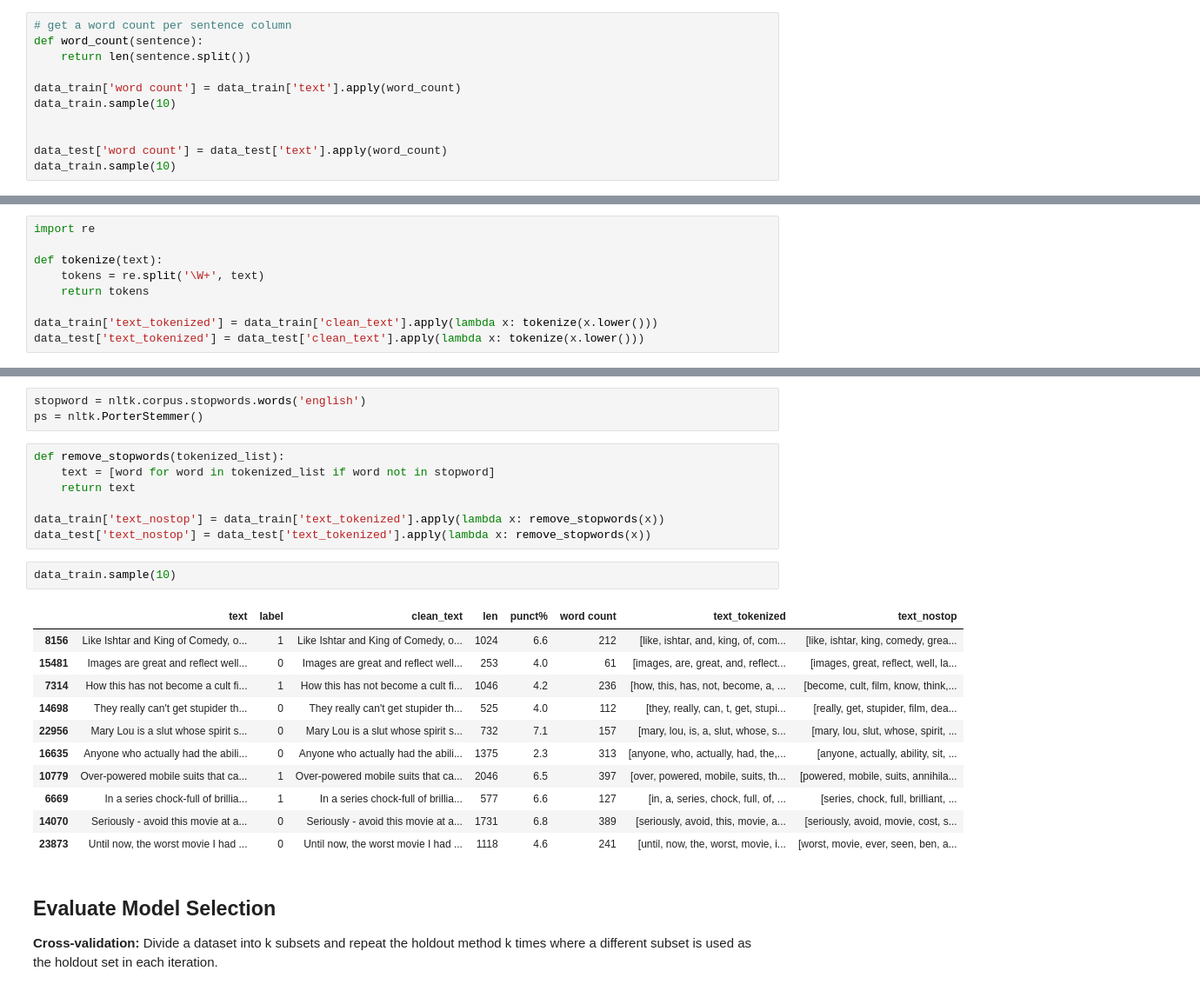
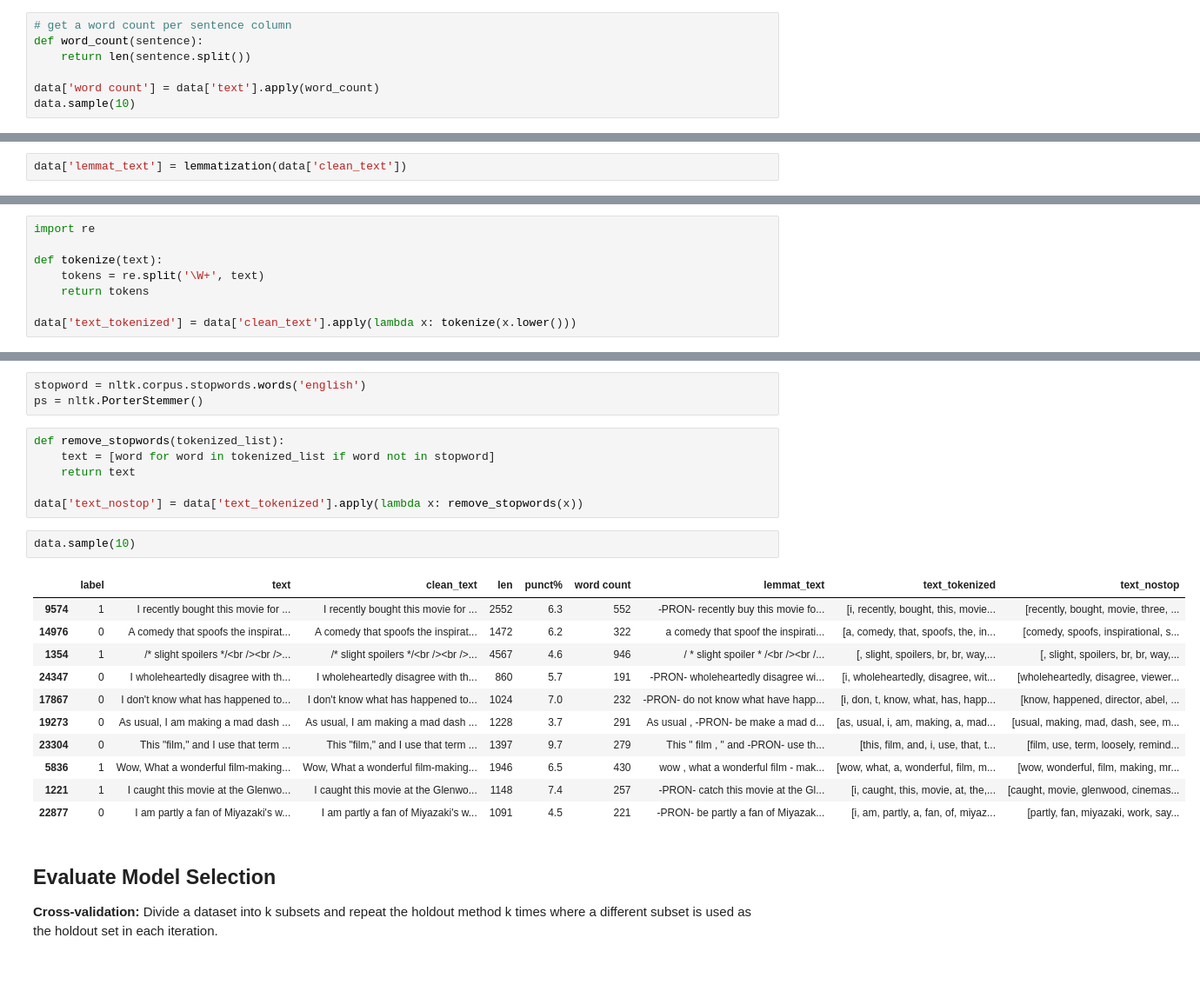
Before and after one commit to JAIR0MEL0/IMDB-Movie-Sentiment, a Jupyter notebook: ML1010MovieReview_JairoMelo.ipynb, the cells around one changed output, grey strips where cells are left out. Shown at 87% size. Saved outputs shown, nothing was run; the diff lists cells and outputs as text.

Commit message:
All three algorithms

```diff
--- a/ML1010MovieReview_JairoMelo.ipynb
+++ b/ML1010MovieReview_JairoMelo.ipynb
@@ -191,10 +190,6 @@ The Punctuation feature might not be the best feature as it tends to overlap.
 def word_count(sentence):
     return len(sentence.split())
 
-data_train['word count'] = data_train['text'].apply(word_count)
-data_train.sample(10)
-
-
-data_test['word count'] = data_test['text'].apply(word_count)
-data_train.sample(10)
+data['word count'] = data['text'].apply(word_count)
+data.sample(10)
 # %% [output]
@@ -268 +260,3 @@ data_test['lemmat_text'] = lemmatization(data_test['clean_text'])
+# %%
+data['lemmat_text'] = lemmatization(data['clean_text'])
 # %%
@@ -288,8 +282,7 @@ def tokenize(text):
     tokens = re.split('\W+', text)
     return tokens
 
-data_train['text_tokenized'] = data_train['clean_text'].apply(lambda x: tokenize(x.lower()))
-data_test['text_tokenized'] = data_test['clean_text'].apply(lambda x: tokenize(x.lower()))
+data['text_tokenized'] = data['clean_text'].apply(lambda x: tokenize(x.lower()))
 # %% [markdown]
 ## Removing Stop words
 # %%
@@ -300,22 +293,21 @@ def remove_stopwords(tokenized_list):
     text = [word for word in tokenized_list if word not in stopword]
     return text
 
-data_train['text_nostop'] = data_train['text_tokenized'].apply(lambda x: remove_stopwords(x))
-data_test['text_nostop'] = data_test['text_tokenized'].apply(lambda x: remove_stopwords(x))
+data['text_nostop'] = data['text_tokenized'].apply(lambda x: remove_stopwords(x))
 # %%
-data_train.sample(10)
+data.sample(10)
 # %% [output]
-|  | text | label | clean_text | len | punct% | word count | text_tokenized | text_nostop |
-| 8156 | Like Ishtar and King of Comedy, o... | 1 | Like Ishtar and King of Comedy, o... | 1024 | 6.6 | 212 | [like, ishtar, and, king, of, com... | [like, ishtar, king, comedy, grea... |
-| 15481 | Images are great and reflect well... | 0 | Images are great and reflect well... | 253 | 4.0 | 61 | [images, are, great, and, reflect... | [images, great, reflect, well, la... |
-| 7314 | How this has not become a cult fi... | 1 | How this has not become a cult fi... | 1046 | 4.2 | 236 | [how, this, has, not, become, a, ... | [become, cult, film, know, think,... |
-| 14698 | They really can't get stupider th... | 0 | They really can't get stupider th... | 525 | 4.0 | 112 | [they, really, can, t, get, stupi... | [really, get, stupider, film, dea... |
-| 22956 | Mary Lou is a slut whose spirit s... | 0 | Mary Lou is a slut whose spirit s... | 732 | 7.1 | 157 | [mary, lou, is, a, slut, whose, s... | [mary, lou, slut, whose, spirit, ... |
-| 16635 | Anyone who actually had the abili... | 0 | Anyone who actually had the abili... | 1375 | 2.3 | 313 | [anyone, who, actually, had, the,... | [anyone, actually, ability, sit, ... |
-| 10779 | Over-powered mobile suits that ca... | 1 | Over-powered mobile suits that ca... | 2046 | 6.5 | 397 | [over, powered, mobile, suits, th... | [powered, mobile, suits, annihila... |
-| 6669 | In a series chock-full of brillia... | 1 | In a series chock-full of brillia... | 577 | 6.6 | 127 | [in, a, series, chock, full, of, ... | [series, chock, full, brilliant, ... |
-| 14070 | Seriously - avoid this movie at a... | 0 | Seriously - avoid this movie at a... | 1731 | 6.8 | 389 | [seriously, avoid, this, movie, a... | [seriously, avoid, movie, cost, s... |
-| 23873 | Until now, the worst movie I had ... | 0 | Until now, the worst movie I had ... | 1118 | 4.6 | 241 | [until, now, the, worst, movie, i... | [worst, movie, ever, seen, ben, a... |
+|  | label | text | clean_text | len | punct% | word count | lemmat_text | text_tokenized | text_nostop |
+| 9574 | 1 | I recently bought this movie for ... | I recently bought this movie for ... | 2552 | 6.3 | 552 | -PRON- recently buy this movie fo... | [i, recently, bought, this, movie... | [recently, bought, movie, three, ... |
+| 14976 | 0 | A comedy that spoofs the inspirat... | A comedy that spoofs the inspirat... | 1472 | 6.2 | 322 | a comedy that spoof the inspirati... | [a, comedy, that, spoofs, the, in... | [comedy, spoofs, inspirational, s... |
+| 1354 | 1 | /* slight spoilers */<br /><br />... | /* slight spoilers */<br /><br />... | 4567 | 4.6 | 946 | / * slight spoiler * /<br /><br /... | [, slight, spoilers, br, br, way,... | [, slight, spoilers, br, br, way,... |
+| 24347 | 0 | I wholeheartedly disagree with th... | I wholeheartedly disagree with th... | 860 | 5.7 | 191 | -PRON- wholeheartedly disagree wi... | [i, wholeheartedly, disagree, wit... | [wholeheartedly, disagree, viewer... |
+| 17867 | 0 | I don't know what has happened to... | I don't know what has happened to... | 1024 | 7.0 | 232 | -PRON- do not know what have happ... | [i, don, t, know, what, has, happ... | [know, happened, director, abel, ... |
+| 19273 | 0 | As usual, I am making a mad dash ... | As usual, I am making a mad dash ... | 1228 | 3.7 | 291 | As usual , -PRON- be make a mad d... | [as, usual, i, am, making, a, mad... | [usual, making, mad, dash, see, m... |
+| 23304 | 0 | This "film," and I use that term ... | This "film," and I use that term ... | 1397 | 9.7 | 279 | This " film , " and -PRON- use th... | [this, film, and, i, use, that, t... | [film, use, term, loosely, remind... |
+| 5836 | 1 | Wow, What a wonderful film-making... | Wow, What a wonderful film-making... | 1946 | 6.5 | 430 | wow , what a wonderful film - mak... | [wow, what, a, wonderful, film, m... | [wow, wonderful, film, making, mr... |
+| 1221 | 1 | I caught this movie at the Glenwo... | I caught this movie at the Glenwo... | 1148 | 7.4 | 257 | -PRON- catch this movie at the Gl... | [i, caught, this, movie, at, the,... | [caught, movie, glenwood, cinemas... |
+| 22877 | 0 | I am partly a fan of Miyazaki's w... | I am partly a fan of Miyazaki's w... | 1091 | 4.5 | 221 | -PRON- be partly a fan of Miyazak... | [i, am, partly, a, fan, of, miyaz... | [partly, fan, miyazaki, work, say... |
 # %% [markdown]
 ## Evaluate Model Selection
 **Cross-validation:** Divide a dataset into k subsets and repeat the holdout method k times where a different subset is used as the holdout set in each iteration.
```
Also changed, not shown: parts of 50 cells of this notebook.
